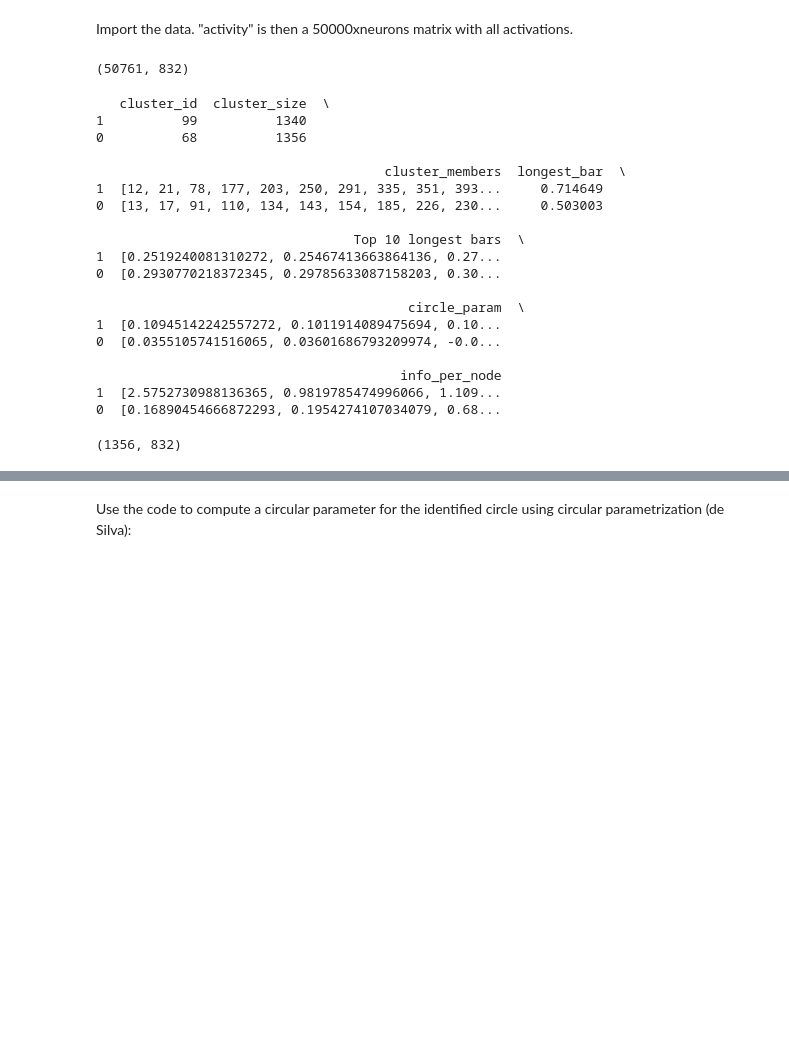
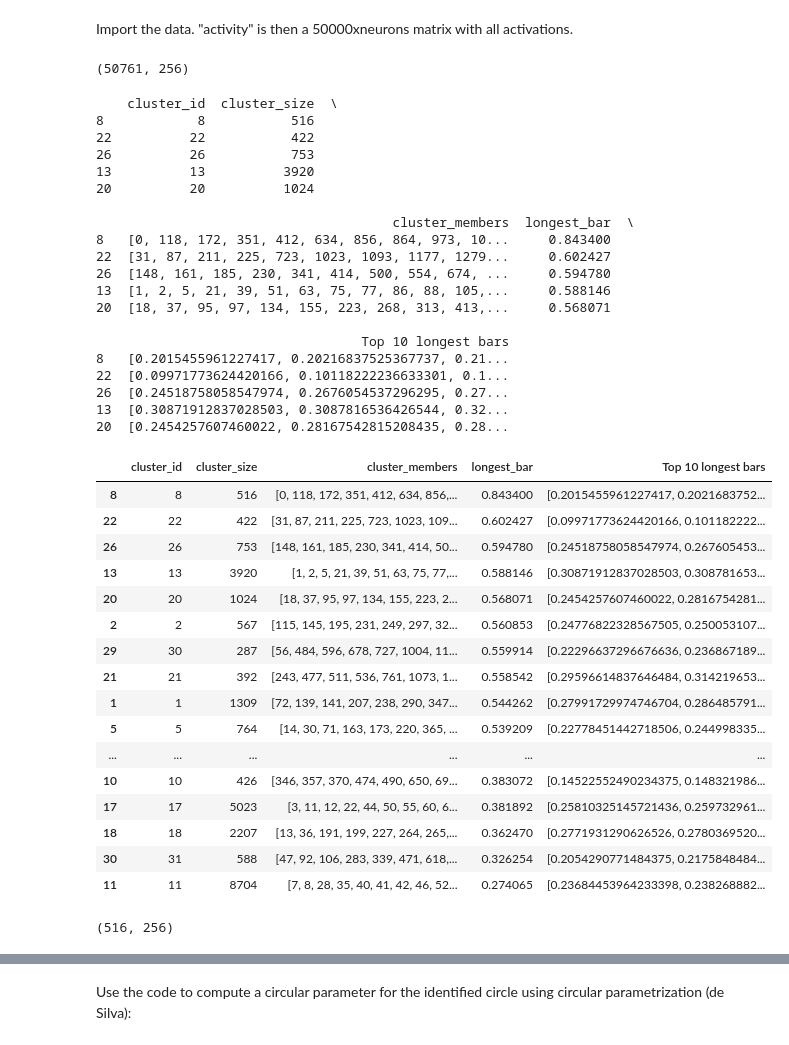
Before and after one commit to sturlaf/master, a Jupyter notebook: testing_clusters.ipynb, the cells around one changed output, grey strips where cells are left out. Saved outputs shown, nothing was run; the diff lists cells and outputs as text; code cells hidden in the pictures; blank space fills up the shorter version.

```diff
--- a/testing_clusters.ipynb
+++ b/testing_clusters.ipynb
@@ -16,41 +16,62 @@ fix_umap_bug()
 # %% [markdown]
 Import the data. "activity" is then a 50000xneurons matrix with all activations.
 # %%
-layer = "inception4e"
+layer = "inception3a"
 activity = np.load(f"activations/ILSVRC2015/{layer}.npy")
 print(activity.shape)
 neurons = activity.shape[1]
 # %% [output]
-(50761, 832)
+(50761, 256)
 # %%
-cluster_info = pd.read_pickle(f"data/perera/{layer}.pkl")
+cluster_info = pd.read_pickle(f"data/clusters/{layer}.pkl")
 print(cluster_info.head())
 # %% [output]
-   cluster_id  cluster_size  \
-1          99          1340
-0          68          1356
+    cluster_id  cluster_size  \
+8            8           516
+22          22           422
+26          26           753
+13          13          3920
+20          20          1024
 
-                                     cluster_members  longest_bar  \
-1  [12, 21, 78, 177, 203, 250, 291, 335, 351, 393...     0.714649
-0  [13, 17, 91, 110, 134, 143, 154, 185, 226, 230...     0.503003
+                                      cluster_members  longest_bar  \
+8   [0, 118, 172, 351, 412, 634, 856, 864, 973, 10...     0.843400
+22  [31, 87, 211, 225, 723, 1023, 1093, 1177, 1279...     0.602427
+26  [148, 161, 185, 230, 341, 414, 500, 554, 674, ...     0.594780
+13  [1, 2, 5, 21, 39, 51, 63, 75, 77, 86, 88, 105,...     0.588146
+20  [18, 37, 95, 97, 134, 155, 223, 268, 313, 413,...     0.568071
 
-                                 Top 10 longest bars  \
-1  [0.2519240081310272, 0.25467413663864136, 0.27...
-0  [0.2930770218372345, 0.29785633087158203, 0.30...
-
-                                        circle_param  \
-1  [0.10945142242557272, 0.1011914089475694, 0.10...
-0  [0.0355105741516065, 0.03601686793209974, -0.0...
-
-                                       info_per_node
-1  [2.5752730988136365, 0.9819785474996066, 1.109...
-0  [0.16890454666872293, 0.1954274107034079, 0.68...
+                                  Top 10 longest bars
+8   [0.2015455961227417, 0.20216837525367737, 0.21...
+22  [0.09971773624420166, 0.10118222236633301, 0.1...
+26  [0.24518758058547974, 0.2676054537296295, 0.27...
+13  [0.30871912837028503, 0.3087816536426544, 0.32...
+20  [0.2454257607460022, 0.28167542815208435, 0.28...
+# %%
+cluster_info
+# %% [output]
+|  | cluster_id | cluster_size | cluster_members | longest_bar | Top 10 longest bars |
+| 8 | 8 | 516 | [0, 118, 172, 351, 412, 634, 856,... | 0.843400 | [0.2015455961227417, 0.2021683752... |
+| 22 | 22 | 422 | [31, 87, 211, 225, 723, 1023, 109... | 0.602427 | [0.09971773624420166, 0.101182222... |
+| 26 | 26 | 753 | [148, 161, 185, 230, 341, 414, 50... | 0.594780 | [0.24518758058547974, 0.267605453... |
+| 13 | 13 | 3920 | [1, 2, 5, 21, 39, 51, 63, 75, 77,... | 0.588146 | [0.30871912837028503, 0.308781653... |
+| 20 | 20 | 1024 | [18, 37, 95, 97, 134, 155, 223, 2... | 0.568071 | [0.2454257607460022, 0.2816754281... |
+| 2 | 2 | 567 | [115, 145, 195, 231, 249, 297, 32... | 0.560853 | [0.24776822328567505, 0.250053107... |
+| 29 | 30 | 287 | [56, 484, 596, 678, 727, 1004, 11... | 0.559914 | [0.22296637296676636, 0.236867189... |
+| 21 | 21 | 392 | [243, 477, 511, 536, 761, 1073, 1... | 0.558542 | [0.29596614837646484, 0.314219653... |
+| 1 | 1 | 1309 | [72, 139, 141, 207, 238, 290, 347... | 0.544262 | [0.27991729974746704, 0.286485791... |
+| 5 | 5 | 764 | [14, 30, 71, 163, 173, 220, 365, ... | 0.539209 | [0.22778451442718506, 0.244998335... |
+| ... | ... | ... | ... | ... | ... |
+| 10 | 10 | 426 | [346, 357, 370, 474, 490, 650, 69... | 0.383072 | [0.14522552490234375, 0.148321986... |
+| 17 | 17 | 5023 | [3, 11, 12, 22, 44, 50, 55, 60, 6... | 0.381892 | [0.25810325145721436, 0.259732961... |
+| 18 | 18 | 2207 | [13, 36, 191, 199, 227, 264, 265,... | 0.362470 | [0.2771931290626526, 0.2780369520... |
+| 30 | 31 | 588 | [47, 92, 106, 283, 339, 471, 618,... | 0.326254 | [0.2054290771484375, 0.2175848484... |
+| 11 | 11 | 8704 | [7, 8, 28, 35, 40, 41, 42, 46, 52... | 0.274065 | [0.23684453964233398, 0.238268882... |
 # %%
-cluster_num = 0
+cluster_num = 8
 cluster = activity[cluster_info["cluster_members"][cluster_num]]
 print(cluster.shape)
 # %% [output]
-(1356, 832)
+(516, 256)
 # %%
 layout2 = umap.UMAP(
     n_components=neurons, verbose=False, n_neighbors=20, min_dist=0.01, metric="cosine"
```
Also changed, not shown: parts of 2 cells of this notebook, 2 other files.
